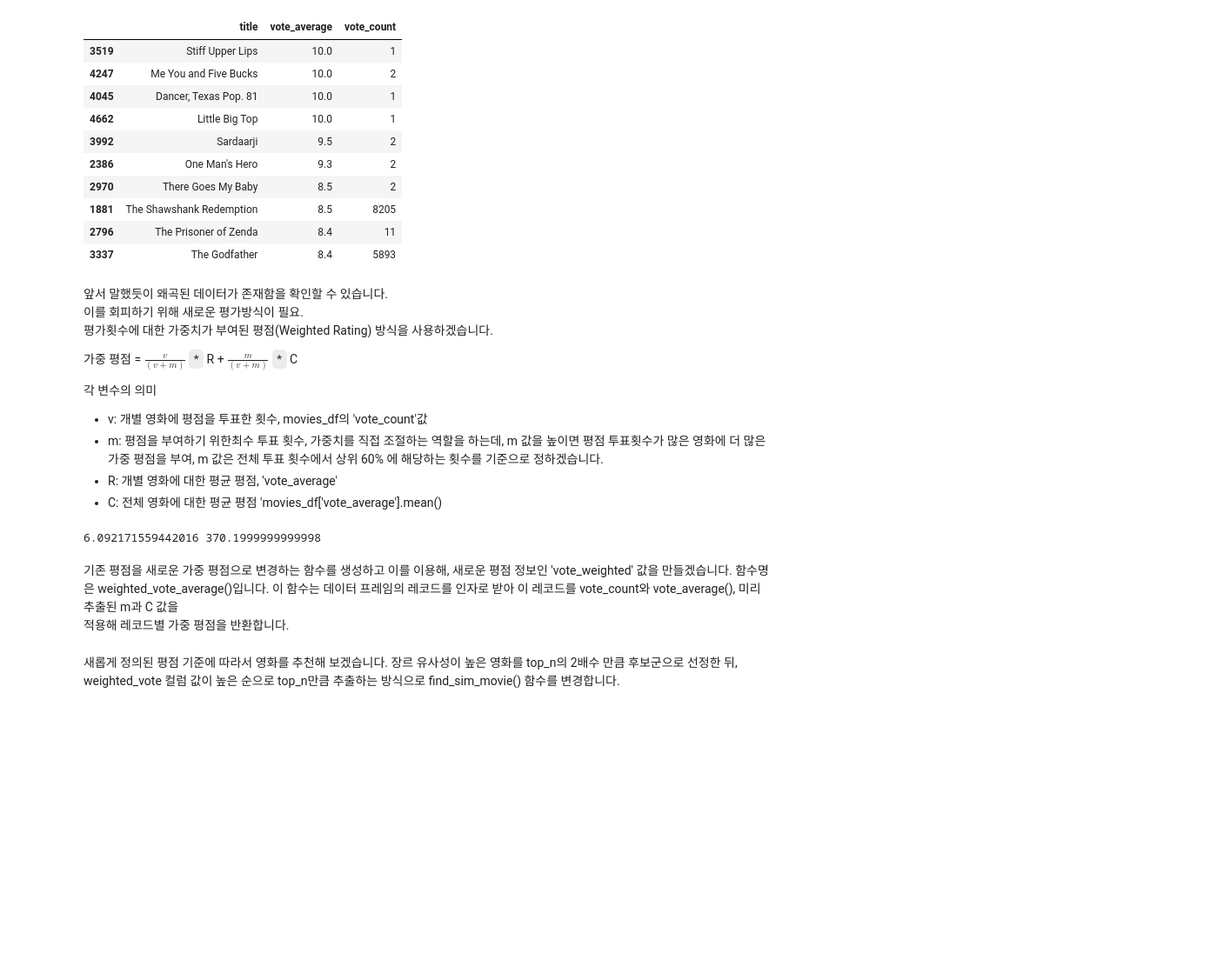
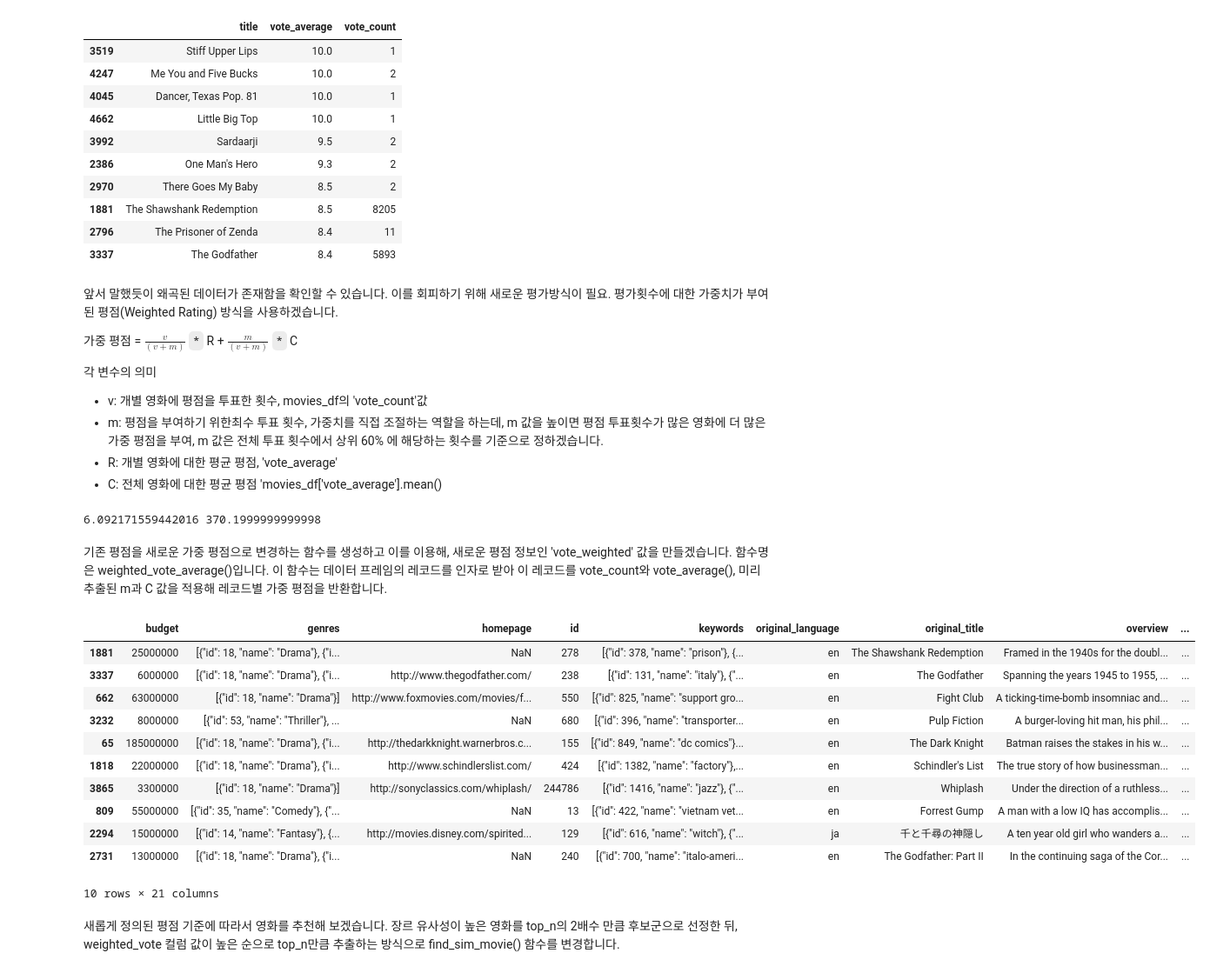
Before and after one commit to kongjeongbae/TMDB5000_Recommendation, a Jupyter notebook: baseline.ipynb, the cells around one changed output. Shown: that part at 87% size. Saved outputs shown, nothing was run; the diff lists cells and outputs as text; code cells hidden in the pictures; blank space fills up the shorter version.

```diff
--- a/baseline.ipynb
+++ b/baseline.ipynb
@@ -167,17 +165,17 @@ movies_df[['title', 'vote_average', 'vote_count']].sort_values('vote_average', a
 | 2796 | The Prisoner of Zenda | 8.4 | 11 |
 | 3337 | The Godfather | 8.4 | 5893 |
 # %% [markdown]
-앞서 말했듯이 왜곡된 데이터가 존재함을 확인할 수 있습니다.
-이를 회피하기 위해 새로운 평가방식이 필요.
-평가횟수에 대한 가중치가 부여된 평점(Weighted Rating) 방식을 사용하겠습니다.
+ 앞서 말했듯이 왜곡된 데이터가 존재함을 확인할 수 있습니다.
+ 이를 회피하기 위해 새로운 평가방식이 필요.
+ 평가횟수에 대한 가중치가 부여된 평점(Weighted Rating) 방식을 사용하겠습니다.
 
-가중 평점 = $\frac{v}{(v+m)}$ `*` R + $\frac{m}{(v+m)}$ `*` C
+ 가중 평점 = $\frac{v}{(v+m)}$ `*` R + $\frac{m}{(v+m)}$ `*` C
 
-각 변수의 의미
-- v: 개별 영화에 평점을 투표한 횟수, movies_df의 'vote_count'값
-- m: 평점을 부여하기 위한최수 투표 횟수, 가중치를 직접 조절하는 역할을 하는데, m 값을 높이면 평점 투표횟수가 많은 영화에 더 많은 가중 평점을 부여, m 값은 전체 투표 횟수에서 상위 60% 에 해당하는 횟수를 기준으로 정하겠습니다.
-- R: 개별 영화에 대한 평균 평점, 'vote_average'
-- C: 전체 영화에 대한 평균 평점 'movies_df['vote_average'].mean()
+ 각 변수의 의미
+ - v: 개별 영화에 평점을 투표한 횟수, movies_df의 'vote_count'값
+ - m: 평점을 부여하기 위한최수 투표 횟수, 가중치를 직접 조절하는 역할을 하는데, m 값을 높이면 평점 투표횟수가 많은 영화에 더 많은 가중 평점을 부여, m 값은 전체 투표 횟수에서 상위 60% 에 해당하는 횟수를 기준으로 정하겠습니다.
+ - R: 개별 영화에 대한 평균 평점, 'vote_average'
+ - C: 전체 영화에 대한 평균 평점 'movies_df['vote_average'].mean()
 # %%
 C = movies_df['vote_average'].mean()
 m = movies_df['vote_count'].quantile(0.6)
@@ -185,12 +183,12 @@ print(C, m)
 # %% [output]
 6.092171559442016 370.1999999999998
 # %% [markdown]
-기존 평점을 새로운 가중 평점으로 변경하는 함수를 생성하고 이를 이용해, 새로운 평점 정보인 'vote_weighted' 값을 만들겠습니다.
-함수명은 weighted_vote_average()입니다. 이 함수는 데이터 프레임의 레코드를 인자로 받아 이 레코드를 vote_count와 vote_average(), 미리 추출된 m과 C 값을
-적용해 레코드별 가중 평점을 반환합니다.
+ 기존 평점을 새로운 가중 평점으로 변경하는 함수를 생성하고 이를 이용해, 새로운 평점 정보인 'vote_weighted' 값을 만들겠습니다.
+ 함수명은 weighted_vote_average()입니다. 이 함수는 데이터 프레임의 레코드를 인자로 받아 이 레코드를 vote_count와 vote_average(), 미리 추출된 m과 C 값을
+ 적용해 레코드별 가중 평점을 반환합니다.
 # %%
 percentile = 0.6
-m = movies['vote_count'].quantile(perventile)
+m = movies['vote_count'].quantile(percentile)
 C = movies['vote_average'].mean()
 
 def weighted_vote_average(record):
@@ -200,11 +198,26 @@ def weighted_vote_average(record):
     return ((v/(v+m)) * R) + ((m/(m+v)) * C)
 
 movies['weighted_vote'] = movies.apply(weighted_vote_average, axis = 1)
+# %%
+movies['weighted_vote'] = movies.apply(weighted_vote_average, axis = 1)
 # %%
-movies_df.sort_values('weighted_vote', ascending=False)[:10]
+movies.sort_values('weighted_vote', ascending=False)[:10]
+# %% [output]
+|  | budget | genres | homepage | id | keywords | original_language | original_title | overview | ... |
+| 1881 | 25000000 | [{"id": 18, "name": "Drama"}, {"i... | NaN | 278 | [{"id": 378, "name": "prison"}, {... | en | The Shawshank Redemption | Framed in the 1940s for the doubl... | ... |
+| 3337 | 6000000 | [{"id": 18, "name": "Drama"}, {"i... | http://www.thegodfather.com/ | 238 | [{"id": 131, "name": "italy"}, {"... | en | The Godfather | Spanning the years 1945 to 1955, ... | ... |
+| 662 | 63000000 | [{"id": 18, "name": "Drama"}] | http://www.foxmovies.com/movies/f... | 550 | [{"id": 825, "name": "support gro... | en | Fight Club | A ticking-time-bomb insomniac and... | ... |
+| 3232 | 8000000 | [{"id": 53, "name": "Thriller"}, ... | NaN | 680 | [{"id": 396, "name": "transporter... | en | Pulp Fiction | A burger-loving hit man, his phil... | ... |
+| 65 | 185000000 | [{"id": 18, "name": "Drama"}, {"i... | http://thedarkknight.warnerbros.c... | 155 | [{"id": 849, "name": "dc comics"}... | en | The Dark Knight | Batman raises the stakes in his w... | ... |
+| 1818 | 22000000 | [{"id": 18, "name": "Drama"}, {"i... | http://www.schindlerslist.com/ | 424 | [{"id": 1382, "name": "factory"},... | en | Schindler's List | The true story of how businessman... | ... |
+| 3865 | 3300000 | [{"id": 18, "name": "Drama"}] | http://sonyclassics.com/whiplash/ | 244786 | [{"id": 1416, "name": "jazz"}, {"... | en | Whiplash | Under the direction of a ruthless... | ... |
+| 809 | 55000000 | [{"id": 35, "name": "Comedy"}, {"... | NaN | 13 | [{"id": 422, "name": "vietnam vet... | en | Forrest Gump | A man with a low IQ has accomplis... | ... |
+| 2294 | 15000000 | [{"id": 14, "name": "Fantasy"}, {... | http://movies.disney.com/spirited... | 129 | [{"id": 616, "name": "witch"}, {"... | ja | 千と千尋の神隠し | A ten year old girl who wanders a... | ... |
+| 2731 | 13000000 | [{"id": 18, "name": "Drama"}, {"i... | NaN | 240 | [{"id": 700, "name": "italo-ameri... | en | The Godfather: Part II | In the continuing saga of the Cor... | ... |
+10 rows × 21 columns
 # %% [markdown]
-새롭게 정의된 평점 기준에 따라서 영화를 추천해 보겠습니다. 장르 유사성이 높은 영화를 top_n의 2배수 만큼 후보군으로 선정한 뒤,
-weighted_vote 컬럼 값이 높은 순으로 top_n만큼 추출하는 방식으로 find_sim_movie() 함수를 변경합니다.
+ 새롭게 정의된 평점 기준에 따라서 영화를 추천해 보겠습니다. 장르 유사성이 높은 영화를 top_n의 2배수 만큼 후보군으로 선정한 뒤,
+ weighted_vote 컬럼 값이 높은 순으로 top_n만큼 추출하는 방식으로 find_sim_movie() 함수를 변경합니다.
 # %%
 def find_sim_movie(df, sorted_ind, title_name, top_n = 10):
     title_movie = df[df['title'] == title_name]
```
Also changed, not shown: parts of 34 cells of this notebook.
